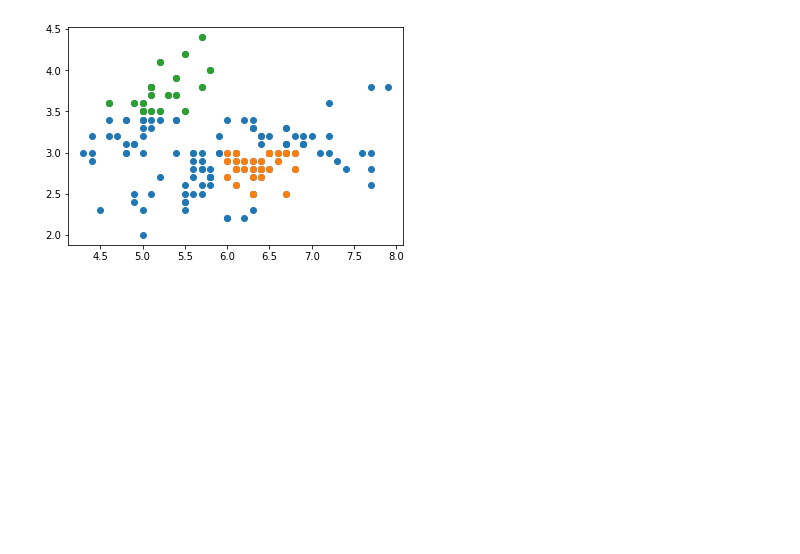
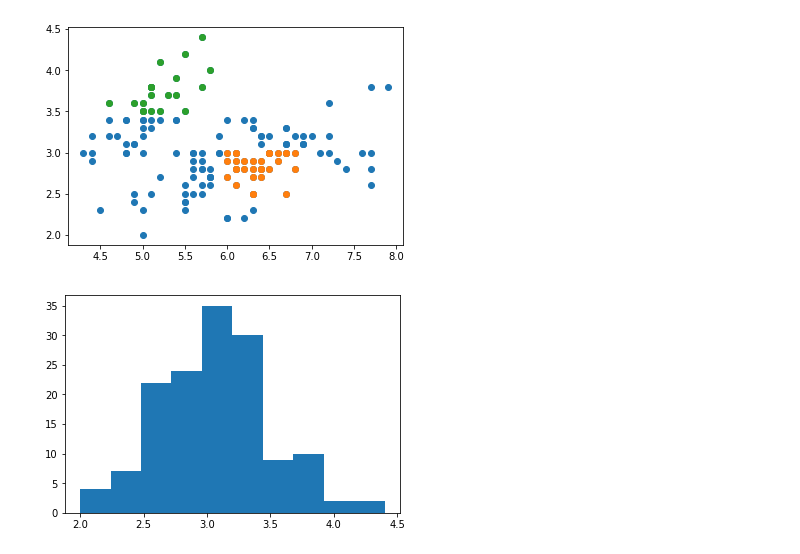
Before and after one commit to davibarreira/Macaco, a Jupyter notebook: MacacoNotebook.ipynb, the cells around one changed output. Drawn from its saved outputs; the diff is of its cells as text; code cells hidden in the pictures; blank space fills up the shorter version.

```diff
--- a/MacacoNotebook.ipynb
+++ b/MacacoNotebook.ipynb
@@ -224,0 +229,4 @@ plt.plot(filtro2['sepal_length'],filtro2['sepal_width'],'o')
+# %%
+df.Hist('sepal_width')
+# %% [output]
+[figure, added]
```
Also changed, not shown: parts of 5 cells of this notebook, 2 other files.
